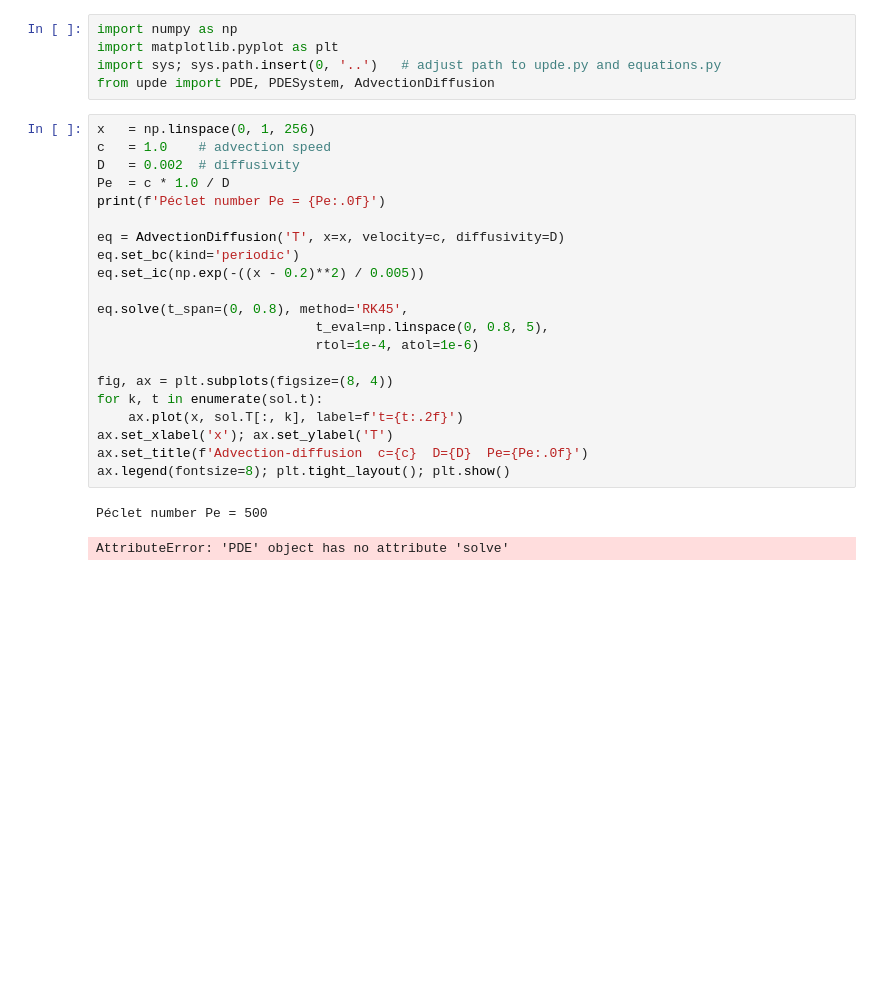
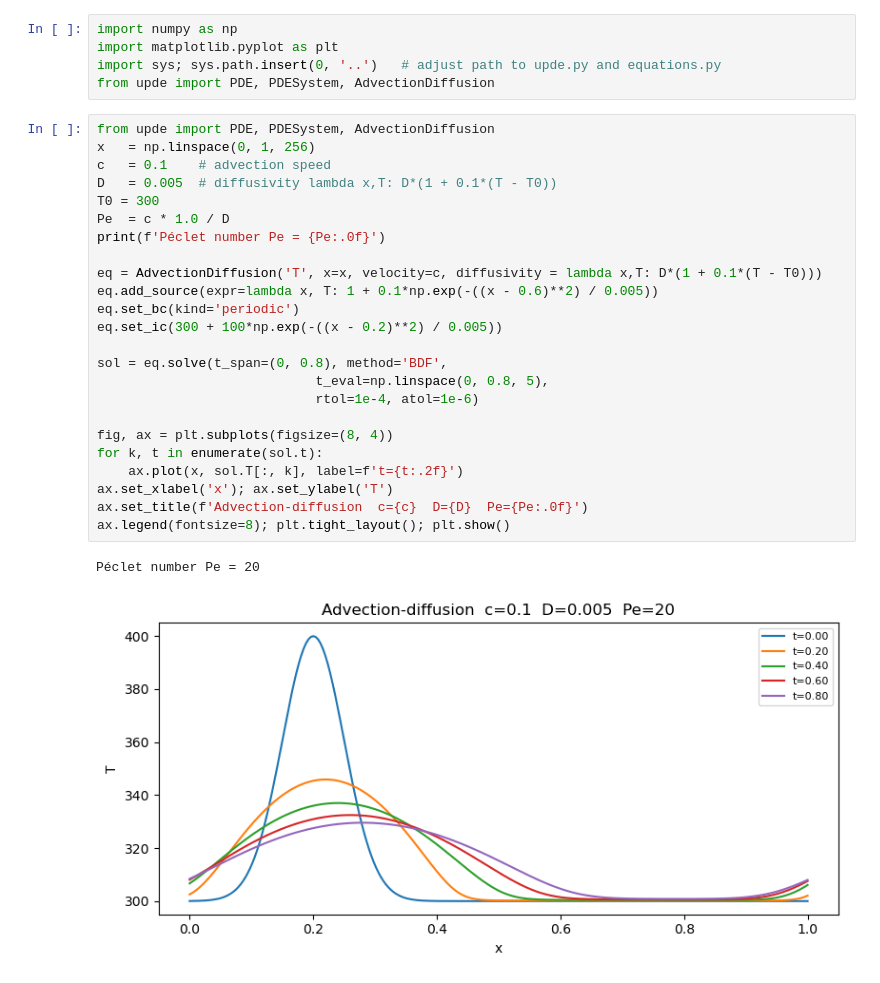
Before and after one commit to saadgroup/uPDE, a Jupyter notebook: examples/02_advection_diffusion.ipynb, the cells around one changed output. Saved outputs shown, nothing was run; the diff lists cells and outputs as text; blank space fills up the shorter version.

```diff
--- a/examples/02_advection_diffusion.ipynb
+++ b/examples/02_advection_diffusion.ipynb
@@ -14,26 +14,29 @@ import matplotlib.pyplot as plt
 import sys; sys.path.insert(0, '..')   # adjust path to upde.py and equations.py
 from upde import PDE, PDESystem, AdvectionDiffusion
 # %%
+from upde import PDE, PDESystem, AdvectionDiffusion
 x   = np.linspace(0, 1, 256)
-c   = 1.0    # advection speed
-D   = 0.002  # diffusivity
+c   = 0.1    # advection speed
+D   = 0.005  # diffusivity lambda x,T: D*(1 + 0.1*(T - T0))
+T0 = 300
 Pe  = c * 1.0 / D
 print(f'Péclet number Pe = {Pe:.0f}')
 
-eq = AdvectionDiffusion('T', x=x, velocity=c, diffusivity=D)
+eq = AdvectionDiffusion('T', x=x, velocity=c, diffusivity = lambda x,T: D*(1 + 0.1*(T - T0)))
+eq.add_source(expr=lambda x, T: 1 + 0.1*np.exp(-((x - 0.6)**2) / 0.005))
 eq.set_bc(kind='periodic')
-eq.set_ic(np.exp(-((x - 0.2)**2) / 0.005))
+eq.set_ic(300 + 100*np.exp(-((x - 0.2)**2) / 0.005))
 
-eq.solve(t_span=(0, 0.8), method='RK45',
+sol = eq.solve(t_span=(0, 0.8), method='BDF',
                             t_eval=np.linspace(0, 0.8, 5),
                             rtol=1e-4, atol=1e-6)
 
 fig, ax = plt.subplots(figsize=(8, 4))
 for k, t in enumerate(sol.t):
     ax.plot(x, sol.T[:, k], label=f't={t:.2f}')
 ax.set_xlabel('x'); ax.set_ylabel('T')
 ax.set_title(f'Advection-diffusion  c={c}  D={D}  Pe={Pe:.0f}')
 ax.legend(fontsize=8); plt.tight_layout(); plt.show()
 # %% [output]
-Péclet number Pe = 500
+Péclet number Pe = 20
-AttributeError: 'PDE' object has no attribute 'solve'
+[figure, added]
```
Also changed, not shown: 1 other file.
